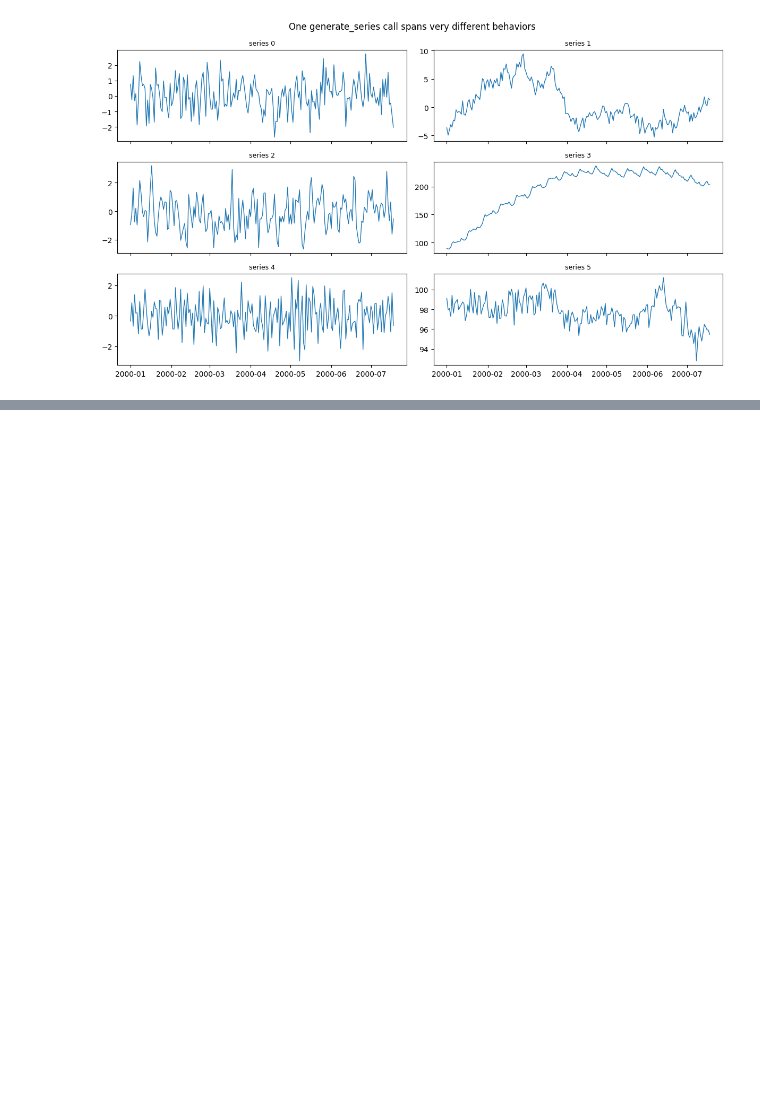
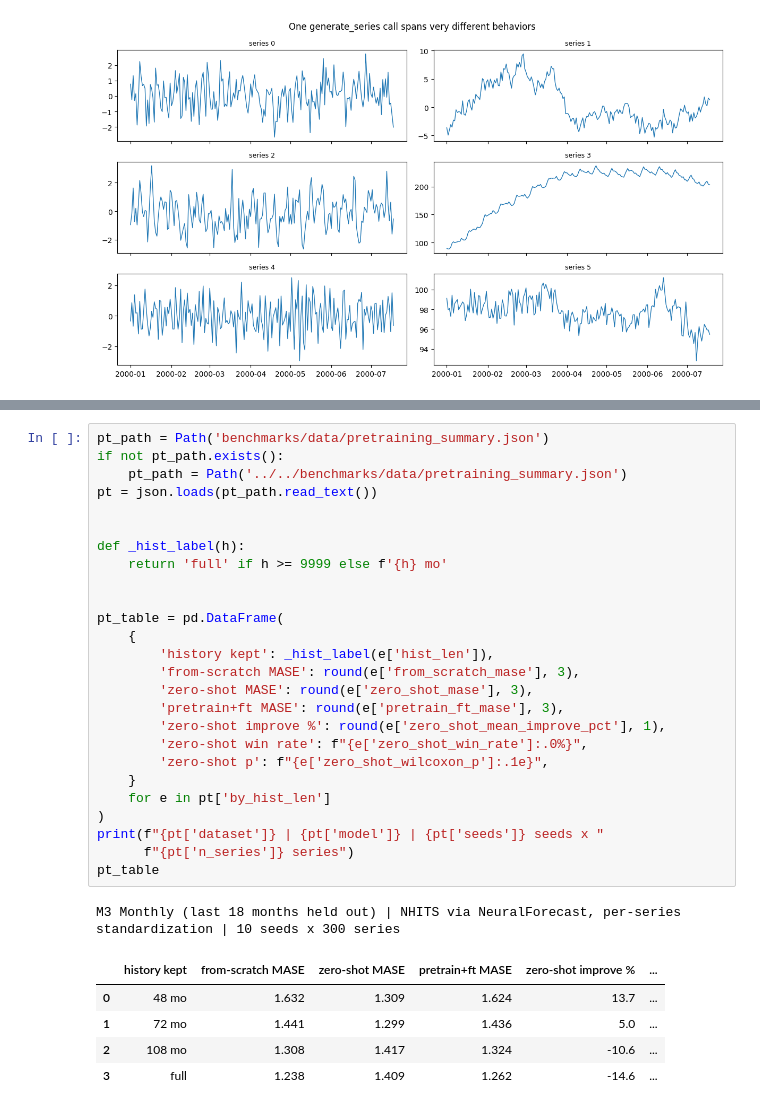
Before and after one commit to Nixtla/synforecast, a Jupyter notebook: nbs/docs/capabilities/when_synthetic_helps.ipynb, the cells around one changed output, grey strips where cells are left out. Cells and saved outputs as stored; diff of their text form; blank space fills up the shorter version.

```diff
--- a/nbs/docs/capabilities/when_synthetic_helps.ipynb
+++ b/nbs/docs/capabilities/when_synthetic_helps.ipynb
@@ -113,0 +129,33 @@ plt.show()
+# %%
+pt_path = Path('benchmarks/data/pretraining_summary.json')
+if not pt_path.exists():
+    pt_path = Path('../../benchmarks/data/pretraining_summary.json')
+pt = json.loads(pt_path.read_text())
+
+
+def _hist_label(h):
+    return 'full' if h >= 9999 else f'{h} mo'
+
+
+pt_table = pd.DataFrame(
+    {
+        'history kept': _hist_label(e['hist_len']),
+        'from-scratch MASE': round(e['from_scratch_mase'], 3),
+        'zero-shot MASE': round(e['zero_shot_mase'], 3),
+        'pretrain+ft MASE': round(e['pretrain_ft_mase'], 3),
+        'zero-shot improve %': round(e['zero_shot_mean_improve_pct'], 1),
+        'zero-shot win rate': f"{e['zero_shot_win_rate']:.0%}",
+        'zero-shot p': f"{e['zero_shot_wilcoxon_p']:.1e}",
+    }
+    for e in pt['by_hist_len']
+)
+print(f"{pt['dataset']} | {pt['model']} | {pt['seeds']} seeds x "
+      f"{pt['n_series']} series")
+pt_table
+# %% [output]
+M3 Monthly (last 18 months held out) | NHITS via NeuralForecast, per-series standardization | 10 seeds x 300 series
+|  | history kept | from-scratch MASE | zero-shot MASE | pretrain+ft MASE | zero-shot improve % | ... |
+| 0 | 48 mo | 1.632 | 1.309 | 1.624 | 13.7 | ... |
+| 1 | 72 mo | 1.441 | 1.299 | 1.436 | 5.0 | ... |
+| 2 | 108 mo | 1.308 | 1.417 | 1.324 | -10.6 | ... |
+| 3 | full | 1.238 | 1.409 | 1.262 | -14.6 | ... |
```
Also changed, not shown: parts of 6 cells of this notebook, 6 other files.
